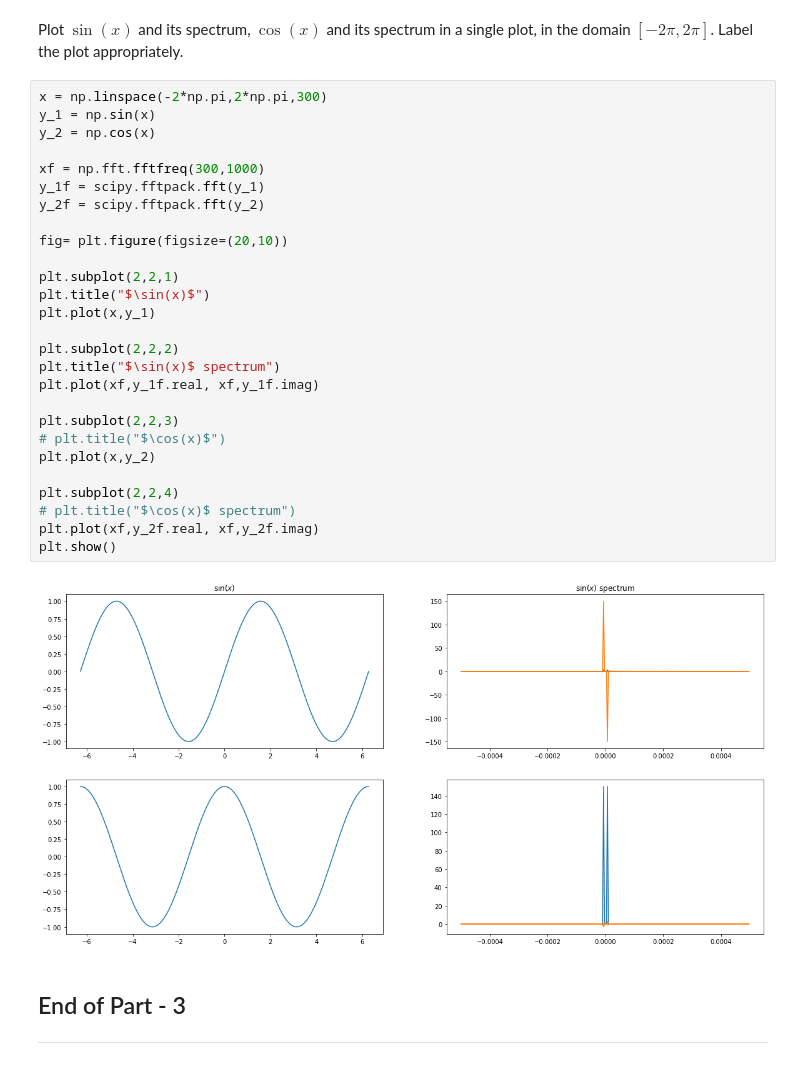
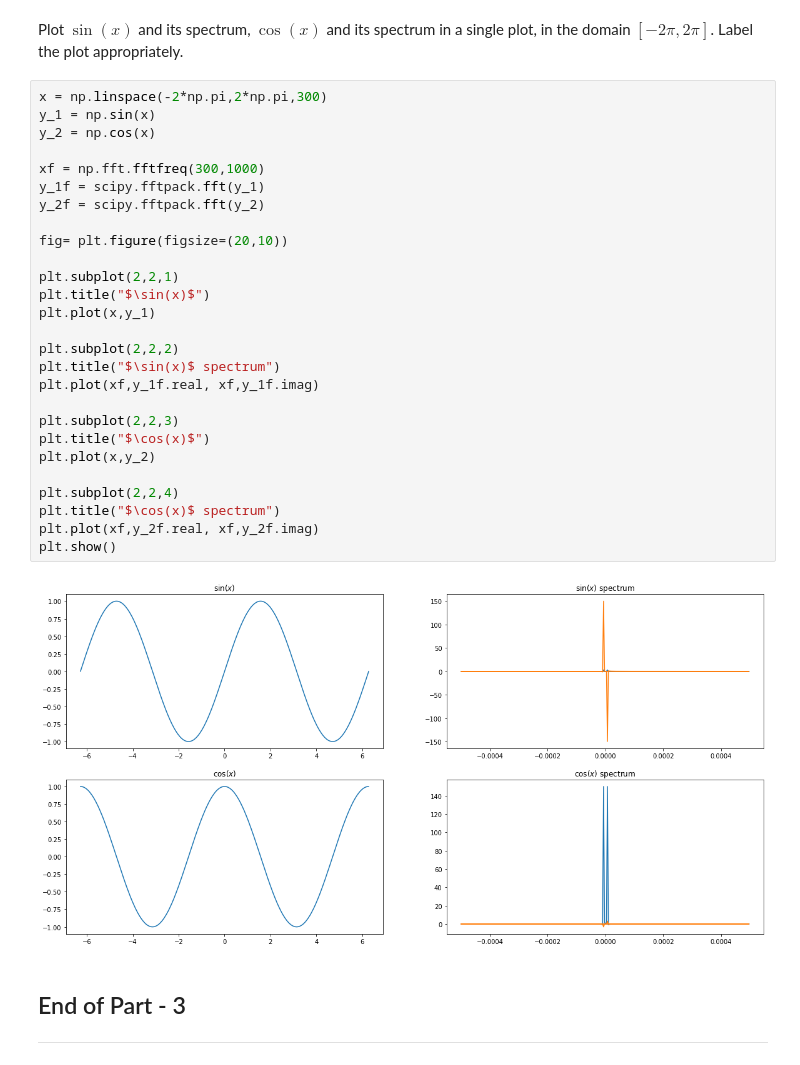
Before and after one commit to avyaktawrat/SHALA2020, a Jupyter notebook: Assignments/Data_Science/DS_1.ipynb, the cells around one changed output. Cells and saved outputs as stored; diff of their text form.

Commit message:
Changing plot titles

```diff
--- a/Assignments/Data_Science/DS_1.ipynb
+++ b/Assignments/Data_Science/DS_1.ipynb
@@ -380,32 +380,32 @@ Plot $\sin(x)$ and its spectrum, $\cos(x)$ and its spectrum in a single plot, in
 # %%
 x = np.linspace(-2*np.pi,2*np.pi,300)
 y_1 = np.sin(x)
 y_2 = np.cos(x)
 
 xf = np.fft.fftfreq(300,1000)
 y_1f = scipy.fftpack.fft(y_1)
 y_2f = scipy.fftpack.fft(y_2)
 
 fig= plt.figure(figsize=(20,10))
 
 plt.subplot(2,2,1)
 plt.title("$\sin(x)$")
 plt.plot(x,y_1)
 
 plt.subplot(2,2,2)
 plt.title("$\sin(x)$ spectrum")
 plt.plot(xf,y_1f.real, xf,y_1f.imag)
 
 plt.subplot(2,2,3)
-# plt.title("$\cos(x)$")
+plt.title("$\cos(x)$")
 plt.plot(x,y_2)
 
 plt.subplot(2,2,4)
-# plt.title("$\cos(x)$ spectrum")
+plt.title("$\cos(x)$ spectrum")
 plt.plot(xf,y_2f.real, xf,y_2f.imag)
 plt.show()
 # %% [output]
-[figure, old version]
+[figure, new version]
 # %% [markdown]
 ## End of Part - 3
 ---
```
